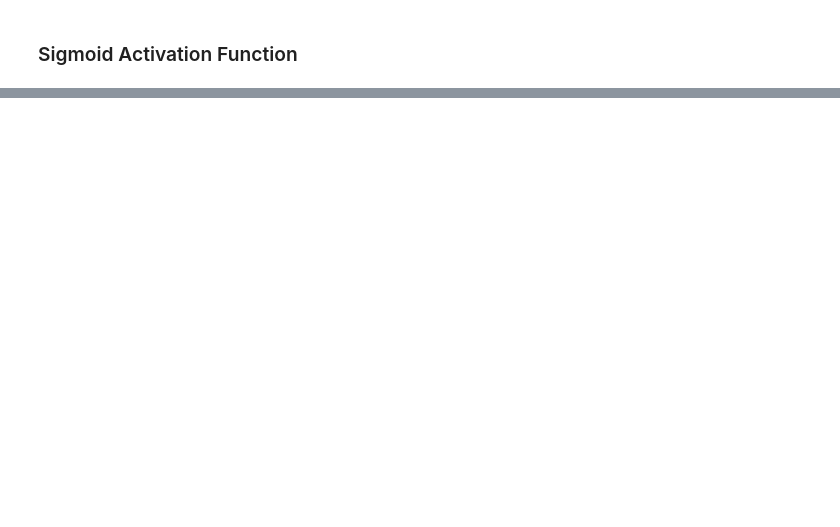
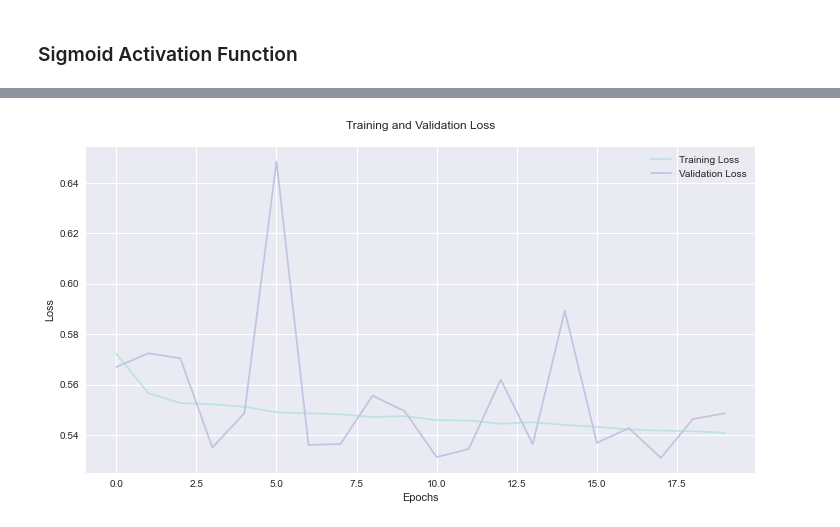
Before and after one commit to storyofhis/Stroke_ANN_Classification, a Jupyter notebook: stroke/train.ipynb, the cells around one changed output, grey strips where cells are left out. Cells and saved outputs as stored; diff of their text form; code cells hidden in the pictures; blank space fills up the shorter version.

```diff
--- a/stroke/train.ipynb
+++ b/stroke/train.ipynb
@@ -908,0 +1140,7 @@ Accuracy of model is 0.7369532585144043
+# %%
+# fitting the model to the training set
+history = model.fit(X_train, y_train,
+                      callbacks=[early_stopping],
+                      validation_split = 0.20,
+                      validation_data = (X_test, y_test),
+                      epochs = 20)
@@ -908,0 +1165,16 @@ Accuracy of model is 0.7369532585144043
+# %%
+history_df = pd.DataFrame(history.history)
+plt.figure(figsize = (12, 6))
+
+train_loss = history_df.loc[:, ['loss']]
+val_loss = history_df.loc[:, ['val_loss']]
+# epoch = range(1, 101)
+plt.plot( train_loss, "#BDE2E2",  label = 'Training Loss')
+plt.plot( val_loss, "#C2C4E2", label = 'Validation Loss')
+plt.title('Training and Validation Loss\n')
+plt.xlabel('Epochs')
+plt.ylabel('Loss')
+plt.legend()
+plt.show()
+# %% [output]
+[figure, added]
```
Also changed, not shown: parts of 26 cells of this notebook.
